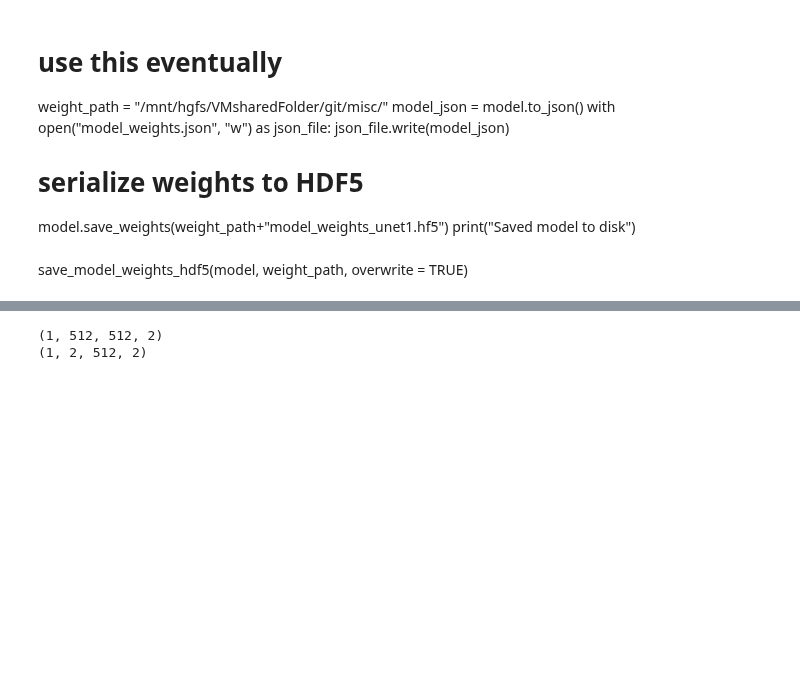
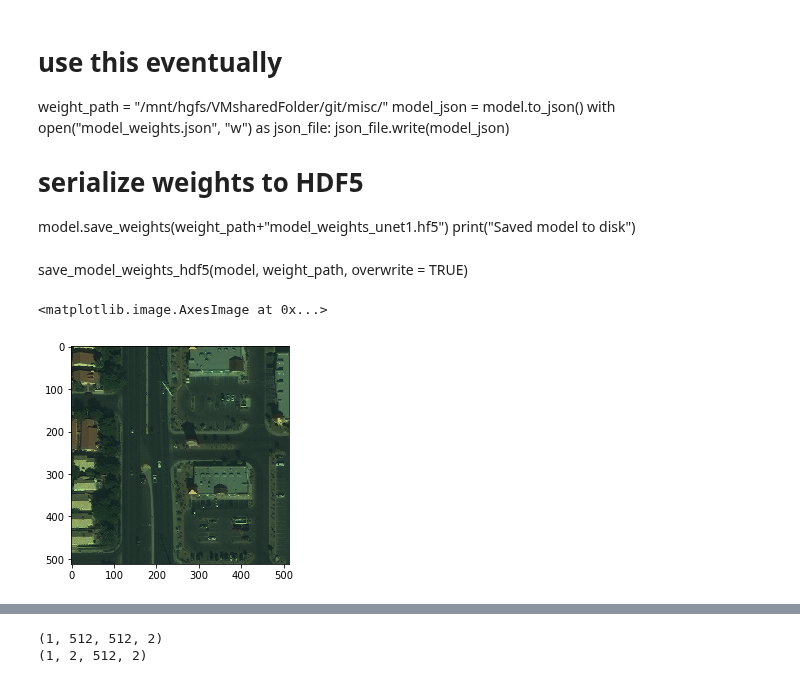
Before and after one commit to CSCCNY/final-project-landandbuildingsatimg-ccny, a Jupyter notebook: notebooks/scratch/01-JB-Unet2.ipynb, the cells around one changed output, grey strips where cells are left out. Cells and saved outputs as stored; diff of their text form; code cells hidden in the pictures; blank space fills up the shorter version.

```diff
--- a/notebooks/scratch/01-JB-Unet2.ipynb
+++ b/notebooks/scratch/01-JB-Unet2.ipynb
@@ -476,6 +476,9 @@ print(temp_pred[:,:,0].shape)
 print(temp_pred.sum())
 print(temp_pred.mean())
 # %%
-plt.imshow(x_train[2])
+plt.imshow(x_train[0])
+# %% [output]
+<matplotlib.image.AxesImage at 0x...>
+[figure, added]
 # %%
 print(x_train[2].shape)
```
Also changed, not shown: parts of 3 cells of this notebook.
